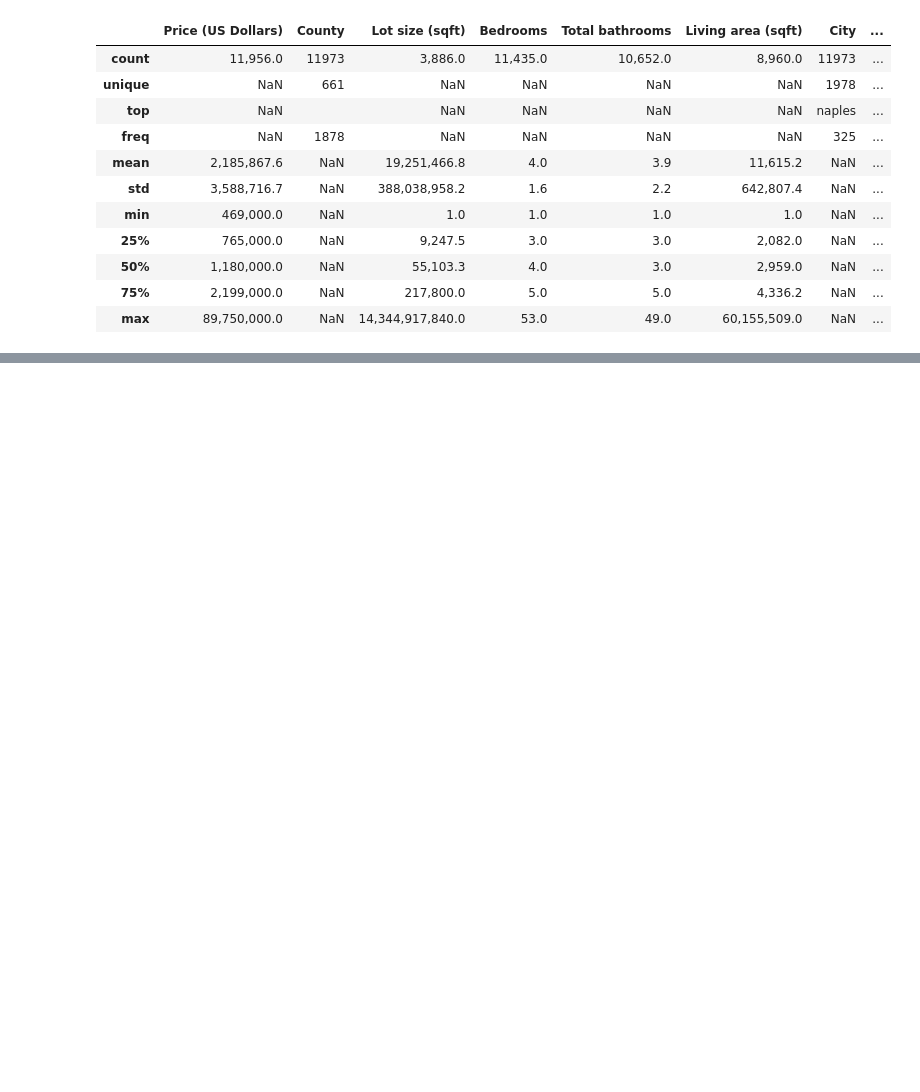
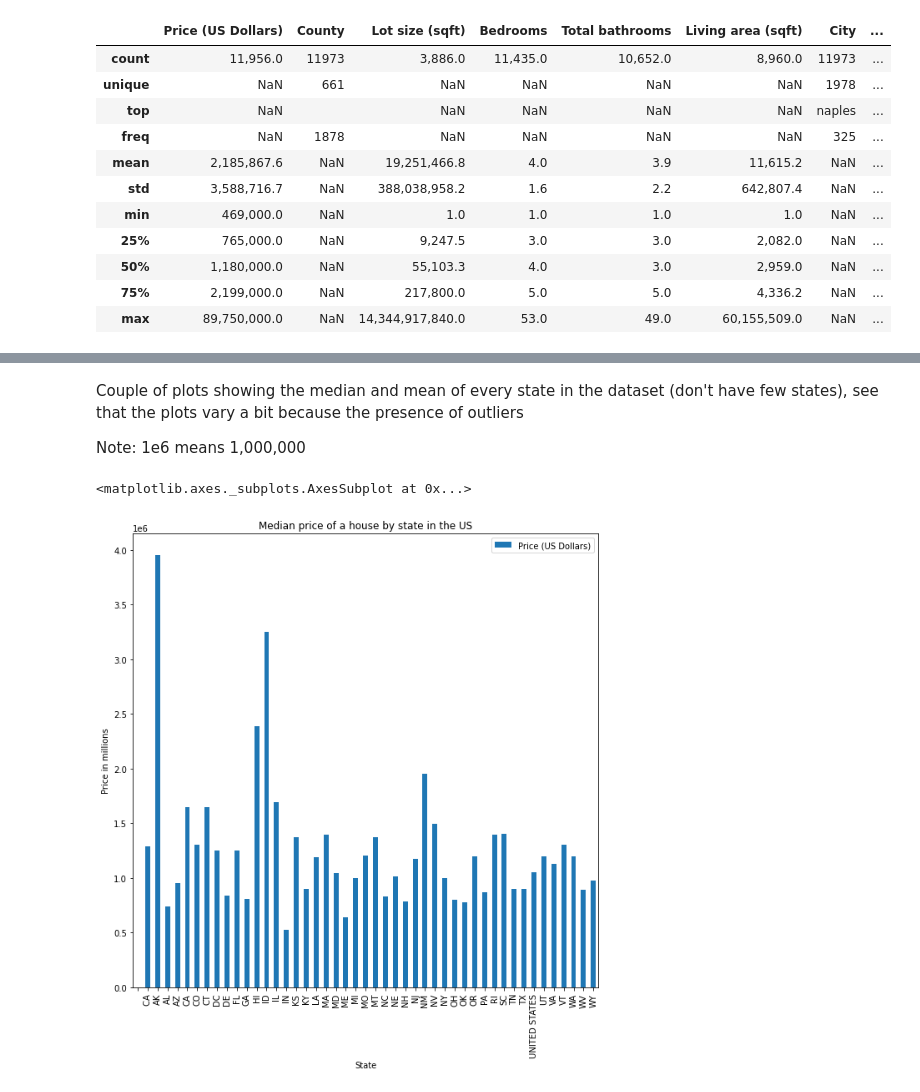
Before and after one commit to mosmtilk222/Data-Analysis-Projects, a Jupyter notebook: Houses_Analysis.ipynb, the cells around one changed output, grey strips where cells are left out. Saved outputs shown, nothing was run; the diff lists cells and outputs as text; code cells hidden in the pictures; blank space fills up the shorter version.

```diff
--- a/Houses_Analysis.ipynb
+++ b/Houses_Analysis.ipynb
@@ -192,0 +201,10 @@ County: NY
+# %% [markdown]
+Couple of plots showing the median and mean of every state in the dataset (don't have few states), see that the plots vary a bit because the presence of outliers
+
+Note: 1e6 means 1,000,000
+# %%
+df_mean_c = df.groupby(['State'])[['Price (US Dollars)']].median()
+df_mean_c.plot(figsize = (10,10), kind='bar', xlabel= 'State', ylabel= 'Price in millions', title= 'Median price of a house by state in the US')
+# %% [output]
+<matplotlib.axes._subplots.AxesSubplot at 0x...>
+[figure, added]
```
Also changed, not shown: parts of 16 cells of this notebook.
